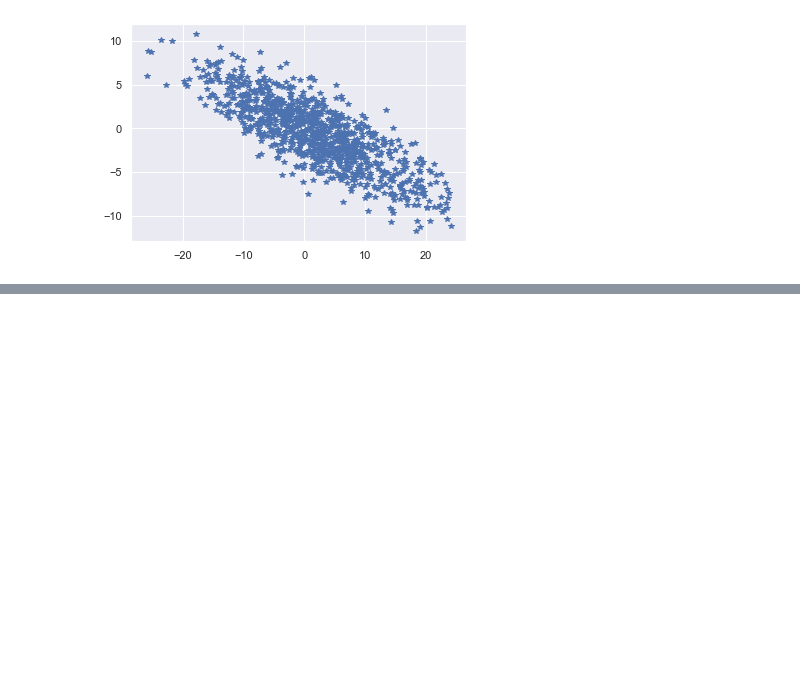
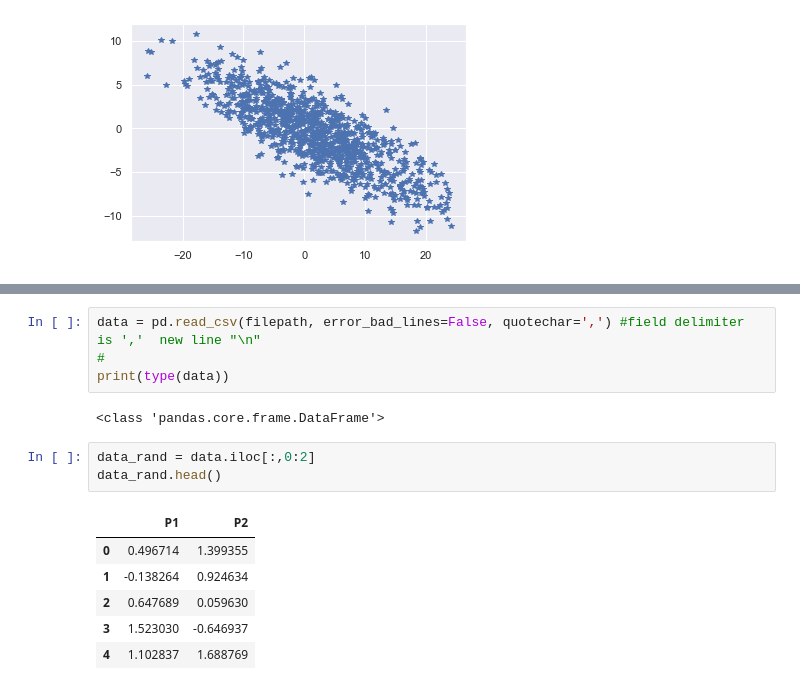
Before and after one commit to Liyubov/time-series_analysis_basic, a Jupyter notebook: notebooks/time_series_data_general_analysis.ipynb, the cells around one changed output, grey strips where cells are left out. Saved outputs shown, nothing was run; the diff lists cells and outputs as text; blank space fills up the shorter version.

```diff
--- a/notebooks/time_series_data_general_analysis.ipynb
+++ b/notebooks/time_series_data_general_analysis.ipynb
@@ -464,0 +473,16 @@ parameter F test:         F=4.6040  , p=0.0000  , df_denom=171, df_num=10
+# %%
+data = pd.read_csv(filepath, error_bad_lines=False, quotechar=',') #field delimiter is ','  new line "\n"
+#
+print(type(data))
+# %% [output]
+<class 'pandas.core.frame.DataFrame'>
+# %%
+data_rand = data.iloc[:,0:2]
+data_rand.head()
+# %% [output]
+|  | P1 | P2 |
+| 0 | 0.496714 | 1.399355 |
+| 1 | -0.138264 | 0.924634 |
+| 2 | 0.647689 | 0.059630 |
+| 3 | 1.523030 | -0.646937 |
+| 4 | 1.102837 | 1.688769 |
```
Also changed, not shown: parts of 7 cells of this notebook.
